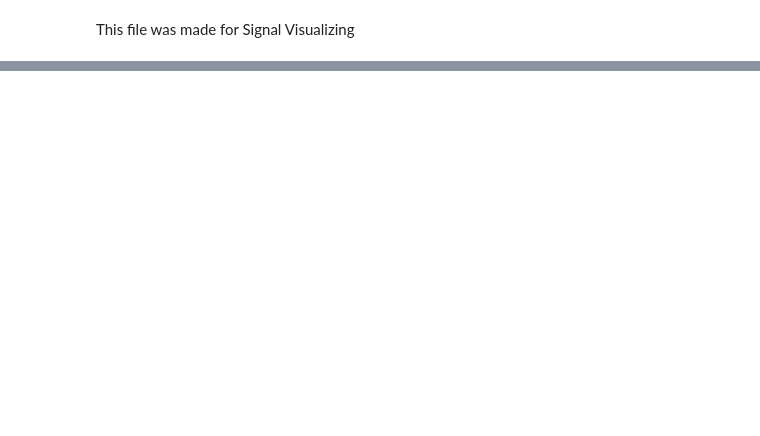
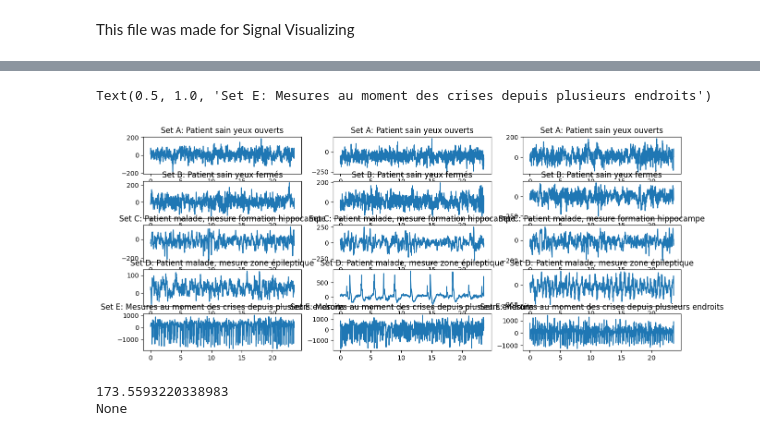
Before and after one commit to deubn31/PTI-Analyse-Classification-de-signaux-EEG, a Jupyter notebook: Signal Visualizing.ipynb, the cells around one changed output, grey strips where cells are left out. Saved outputs shown, nothing was run; the diff lists cells and outputs as text; code cells hidden in the pictures; blank space fills up the shorter version.

Commit message:
code pour visualiser des échantillons

```diff
--- a/Signal Visualizing.ipynb
+++ b/Signal Visualizing.ipynb
@@ -57,3 +57,50 @@ for j in range (5): #on balaye chaque set
             else:
                 currentstring+=contenu[i]
         fichier.close()
+# %%
+fig,axes= plt.subplots(5,3,figsize=(15, 6))
+ax=axes.ravel()
+time=np.linspace(0,23.6,4097)
+
+ax[0].plot(time,data[0,1:4098])
+ax[0].set_title("Set A: Patient sain yeux ouverts")
+ax[1].plot(time,data[1,1:4098])
+ax[1].set_title("Set A: Patient sain yeux ouverts")
+ax[2].plot(time,data[2,1:4098])
+ax[2].set_title("Set A: Patient sain yeux ouverts")
+
+ax[3].plot(time,data[100,1:4098])
+ax[3].set_title("Set B: Patient sain yeux fermés")
+ax[4].plot(time,data[101,1:4098])
+ax[4].set_title("Set B: Patient sain yeux fermés")
+ax[5].plot(time,data[102,1:4098])
+ax[5].set_title("Set B: Patient sain yeux fermés")
+
+ax[6].plot(time,data[200,1:4098])
+ax[6].set_title("Set C: Patient malade, mesure formation hippocampe")
+ax[7].plot(time,data[201,1:4098])
+ax[7].set_title("Set C: Patient malade, mesure formation hippocampe")
+ax[8].plot(time,data[202,1:4098])
+ax[8].set_title("Set C: Patient malade, mesure formation hippocampe")
+
+ax[9].plot(time,data[300,1:4098])
+ax[9].set_title("Set D: Patient malade, mesure zone épileptique")
+ax[10].plot(time,data[301,1:4098])
+ax[10].set_title("Set D: Patient malade, mesure zone épileptique")
+ax[11].plot(time,data[302,1:4098])
+ax[11].set_title("Set D: Patient malade, mesure zone épileptique")
+
+ax[12].plot(time,data[400,1:4098])
+ax[12].set_title("Set E: Mesures au moment des crises depuis plusieurs endroits")
+ax[13].plot(time,data[401,1:4098])
+ax[13].set_title("Set E: Mesures au moment des crises depuis plusieurs endroits")
+ax[14].plot(time,data[402,1:4098])
+ax[14].set_title("Set E: Mesures au moment des crises depuis plusieurs endroits")
+# %% [output]
+Text(0.5, 1.0, 'Set E: Mesures au moment des crises depuis plusieurs endroits')
+[figure, added]
+# %%
+print(print(1/(time[1]-time[0])))
+# %% [output]
+173.5593220338983
+None
```
Also changed, not shown: parts of 1 cell of this notebook.
